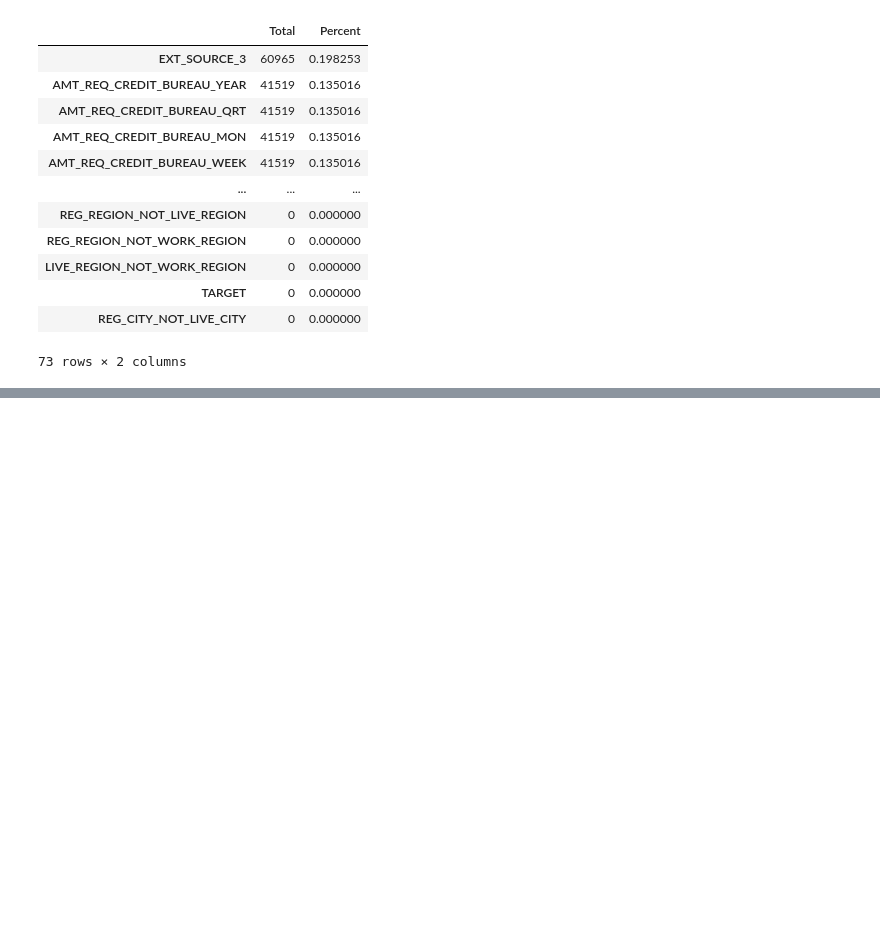
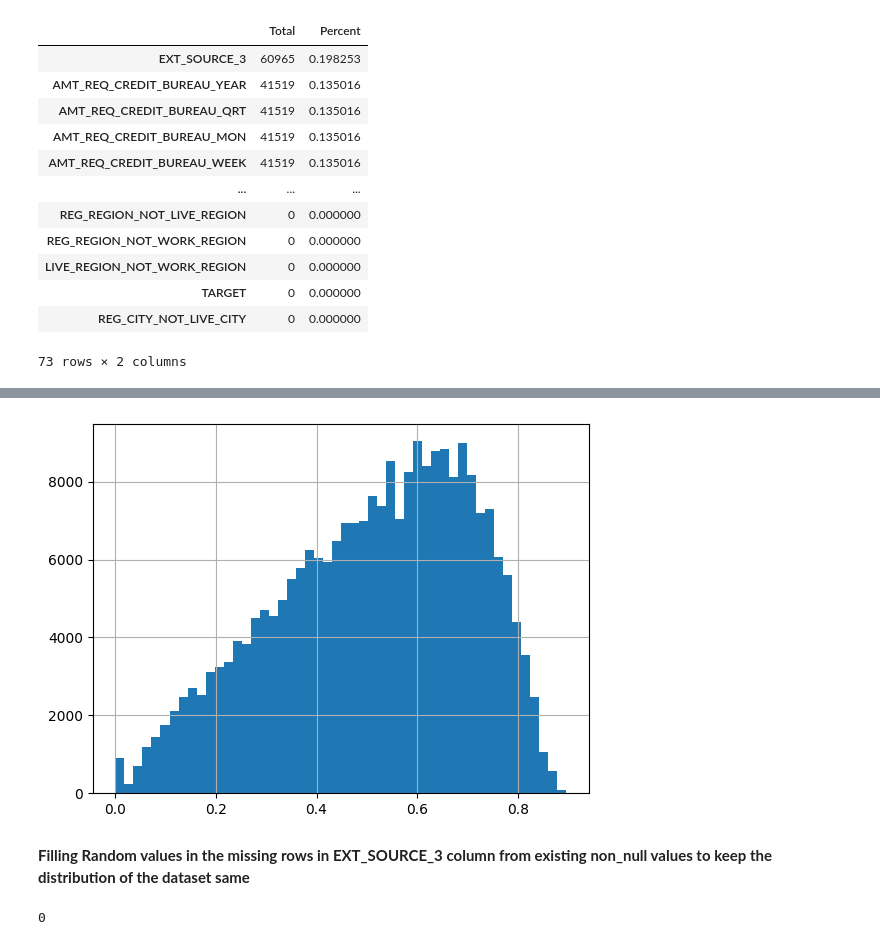
Before and after one commit to Saifansari-ai/Credit_risk_modeling, a Jupyter notebook: data_preprocessing.ipynb, the cells around one changed output, grey strips where cells are left out. Drawn from its saved outputs; the diff is of its cells as text; code cells hidden in the pictures; blank space fills up the shorter version.

Commit message:
Handle nan values

```diff
--- a/data_preprocessing.ipynb
+++ b/data_preprocessing.ipynb
@@ -435,0 +467,8 @@ missing_values(train)
+# %%
+# Plot the distribution of EXT_SOURCE_3
+train['EXT_SOURCE_3'].hist(bins=50)
+plt.show()
+# %% [output]
+[figure, added]
+# %% [markdown]
+**Filling Random values in the missing rows in EXT_SOURCE_3 column from existing non_null values to keep the distribution of the dataset same**
@@ -435,0 +481,4 @@ missing_values(train)
+# %%
+train['EXT_SOURCE_3'].isnull().sum()
+# %% [output]
+0
```
Also changed, not shown: parts of 47 cells of this notebook.
